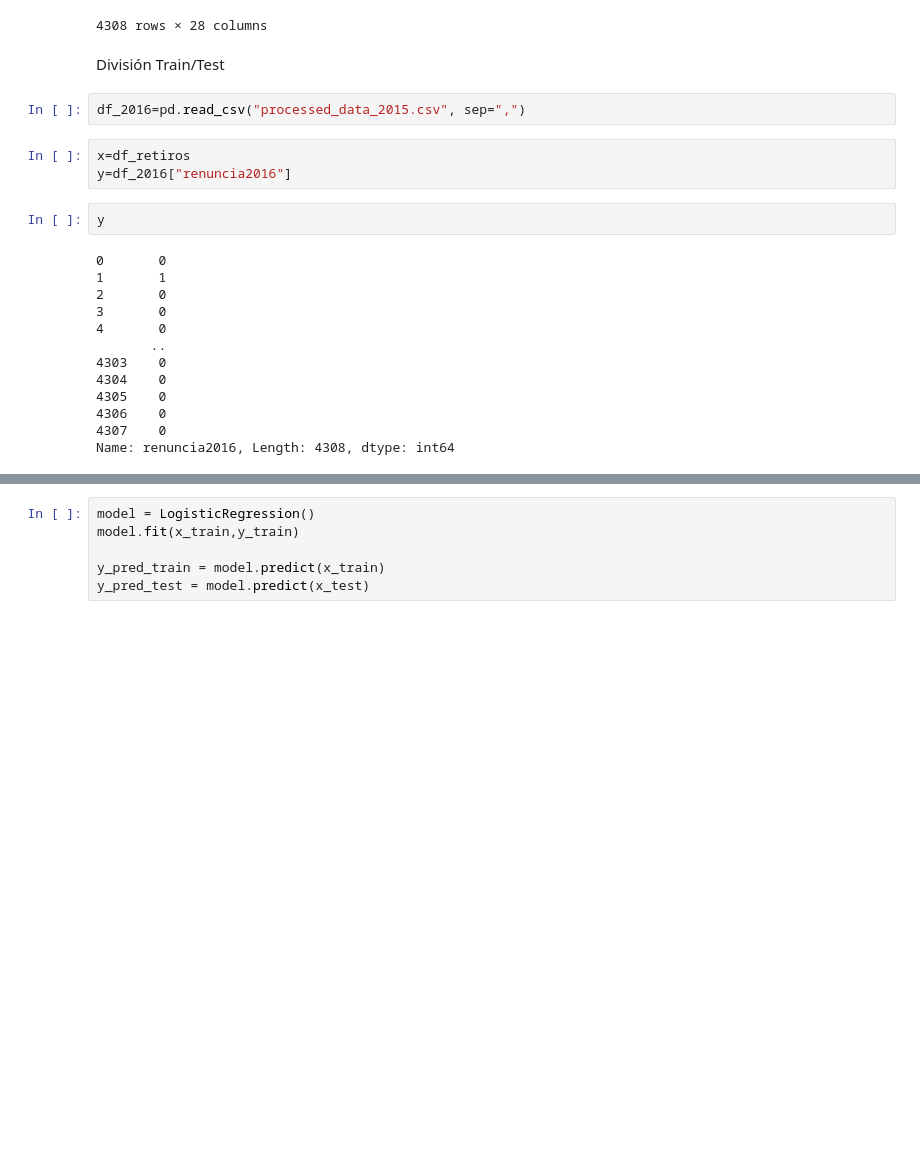
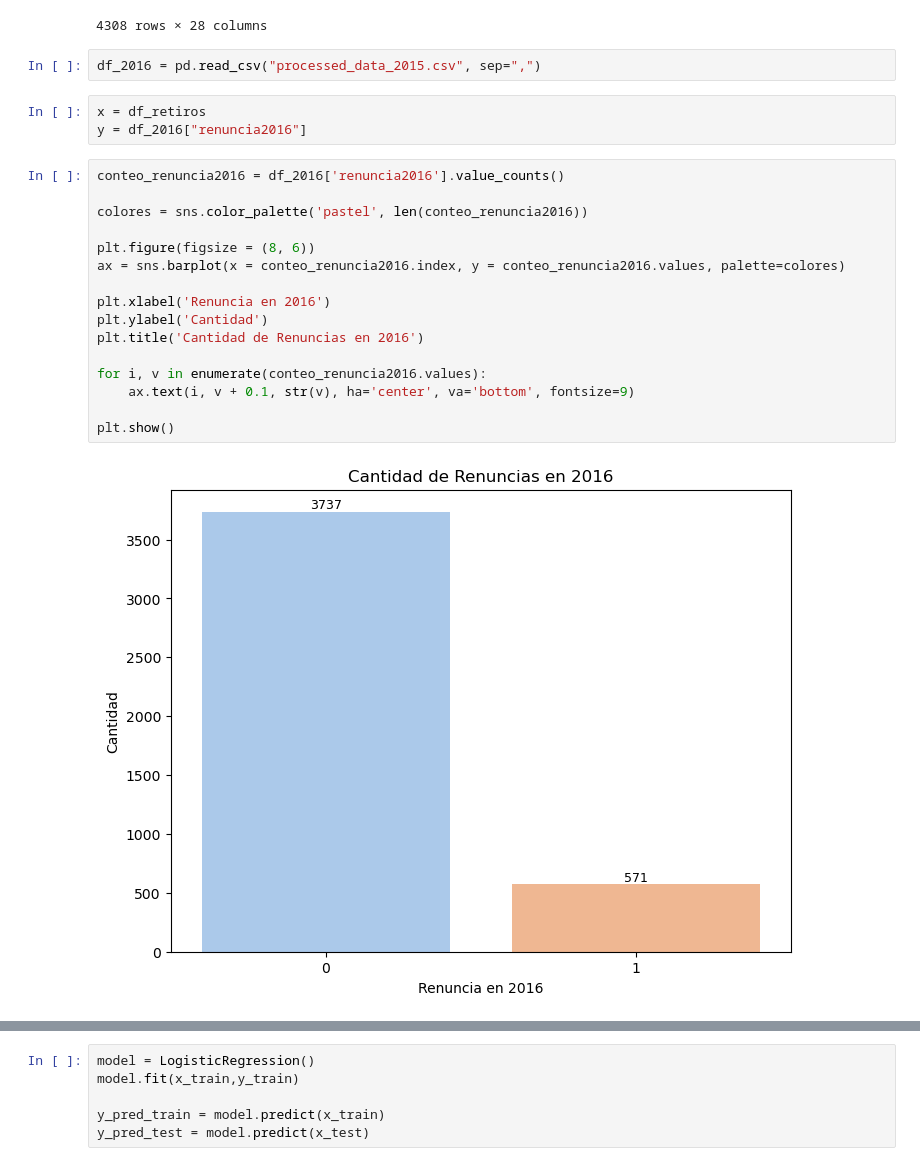
Before and after one commit to Leostark95/Analitica_3_Proyecto_1, a Jupyter notebook: e_Modelos.ipynb, the cells around one changed output, grey strips where cells are left out. Saved outputs shown, nothing was run; the diff lists cells and outputs as text; blank space fills up the shorter version.

```diff
--- a/e_Modelos.ipynb
+++ b/e_Modelos.ipynb
@@ -143,25 +99,26 @@ df_retiros
 | 4306 | -0.539341 | 1.705365 | -0.858522 | -0.617696 | -0.655272 | -0.368046 | ... |
 | 4307 | 0.007695 | -0.888987 | -0.532610 | -0.617696 | -0.980679 | -0.677540 | ... |
 4308 rows × 28 columns
-# %% [markdown]
-División Train/Test
 # %%
-df_2016=pd.read_csv("processed_data_2015.csv", sep=",")
+df_2016 = pd.read_csv("processed_data_2015.csv", sep=",")
 # %%
-x=df_retiros
-y=df_2016["renuncia2016"]
+x = df_retiros
+y = df_2016["renuncia2016"]
-# %%
-y
-# %% [output]
-0       0
-1       1
-2       0
-3       0
-4       0
-       ..
-4303    0
-4304    0
-4305    0
-4306    0
-4307    0
-Name: renuncia2016, Length: 4308, dtype: int64
+# %%
+conteo_renuncia2016 = df_2016['renuncia2016'].value_counts()
+
+colores = sns.color_palette('pastel', len(conteo_renuncia2016))
+
+plt.figure(figsize = (8, 6))
+ax = sns.barplot(x = conteo_renuncia2016.index, y = conteo_renuncia2016.values, palette=colores)
+
+plt.xlabel('Renuncia en 2016')
+plt.ylabel('Cantidad')
+plt.title('Cantidad de Renuncias en 2016')
+
+for i, v in enumerate(conteo_renuncia2016.values):
+    ax.text(i, v + 0.1, str(v), ha='center', va='bottom', fontsize=9)
+
+plt.show()
+# %% [output]
+[figure, added]
```
Also changed, not shown: parts of 81 cells of this notebook, 6 other files.
